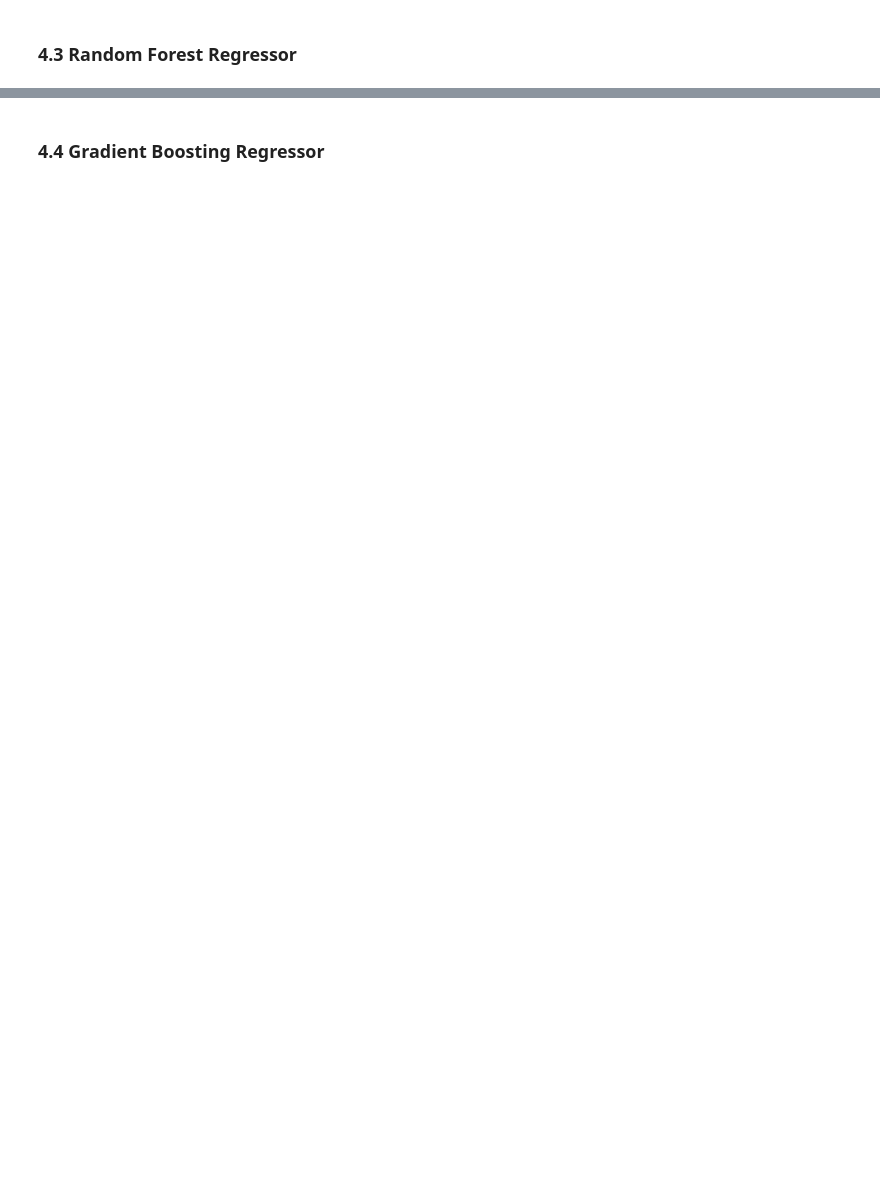
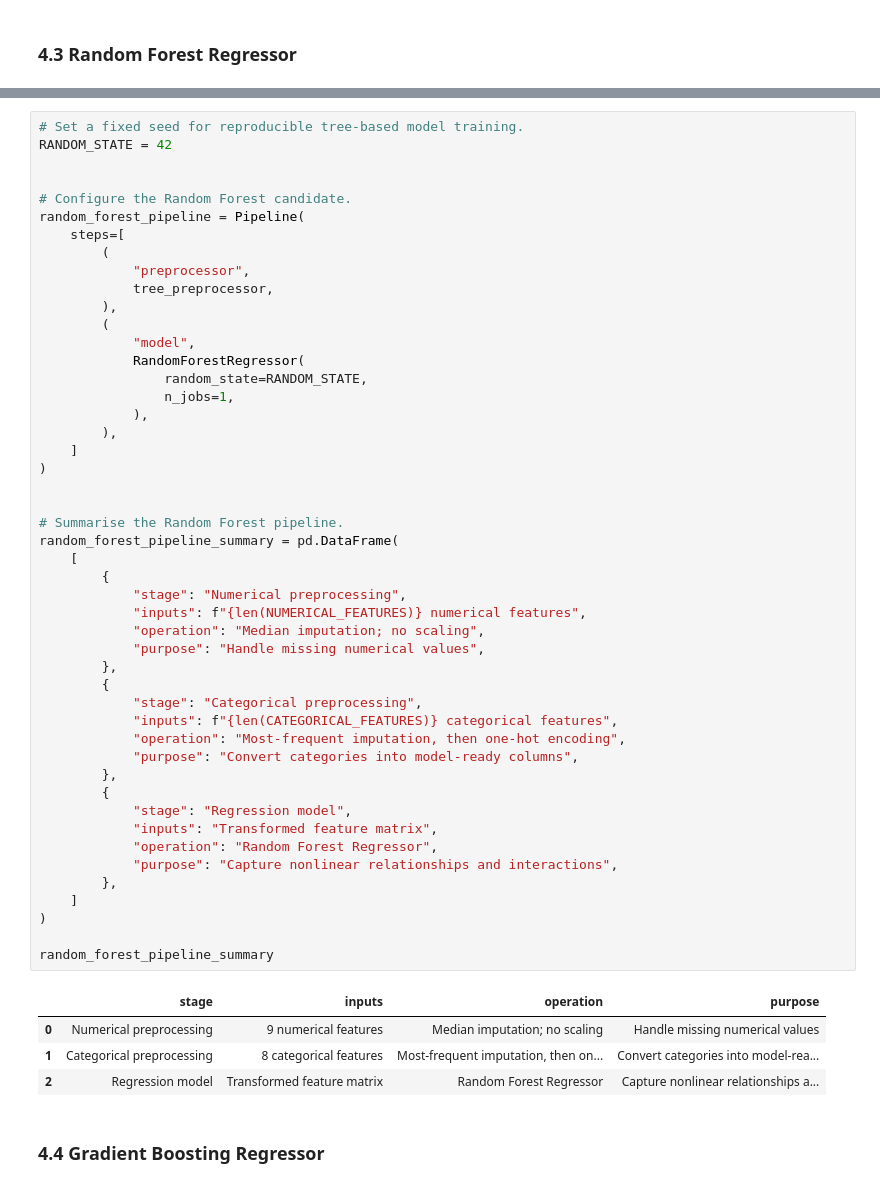
Before and after one commit to Aulymos/afl-matchday-demand-forecasting, a Jupyter notebook: notebooks/05_candidate_model_training_and_tuning.ipynb, the cells around one changed output, grey strips where cells are left out. Saved outputs shown, nothing was run; the diff lists cells and outputs as text; blank space fills up the shorter version.

```diff
--- a/notebooks/05_candidate_model_training_and_tuning.ipynb
+++ b/notebooks/05_candidate_model_training_and_tuning.ipynb
@@ -118,2 +635,55 @@ load_summary
+# %%
+# Set a fixed seed for reproducible tree-based model training.
+RANDOM_STATE = 42
+
+
+# Configure the Random Forest candidate.
+random_forest_pipeline = Pipeline(
+    steps=[
+        (
+            "preprocessor",
+            tree_preprocessor,
+        ),
+        (
+            "model",
+            RandomForestRegressor(
+                random_state=RANDOM_STATE,
+                n_jobs=1,
+            ),
+        ),
+    ]
+)
+
+
+# Summarise the Random Forest pipeline.
+random_forest_pipeline_summary = pd.DataFrame(
+    [
+        {
+            "stage": "Numerical preprocessing",
+            "inputs": f"{len(NUMERICAL_FEATURES)} numerical features",
+            "operation": "Median imputation; no scaling",
+            "purpose": "Handle missing numerical values",
+        },
+        {
+            "stage": "Categorical preprocessing",
+            "inputs": f"{len(CATEGORICAL_FEATURES)} categorical features",
+            "operation": "Most-frequent imputation, then one-hot encoding",
+            "purpose": "Convert categories into model-ready columns",
+        },
+        {
+            "stage": "Regression model",
+            "inputs": "Transformed feature matrix",
+            "operation": "Random Forest Regressor",
+            "purpose": "Capture nonlinear relationships and interactions",
+        },
+    ]
+)
+
+random_forest_pipeline_summary
+# %% [output]
+|  | stage | inputs | operation | purpose |
+| 0 | Numerical preprocessing | 9 numerical features | Median imputation; no scaling | Handle missing numerical values |
+| 1 | Categorical preprocessing | 8 categorical features | Most-frequent imputation, then on... | Convert categories into model-rea... |
+| 2 | Regression model | Transformed feature matrix | Random Forest Regressor | Capture nonlinear relationships a... |
 # %% [markdown]
 ### 4.4 Gradient Boosting Regressor
```
Also changed, not shown: parts of 30 cells of this notebook, 2 other files.
